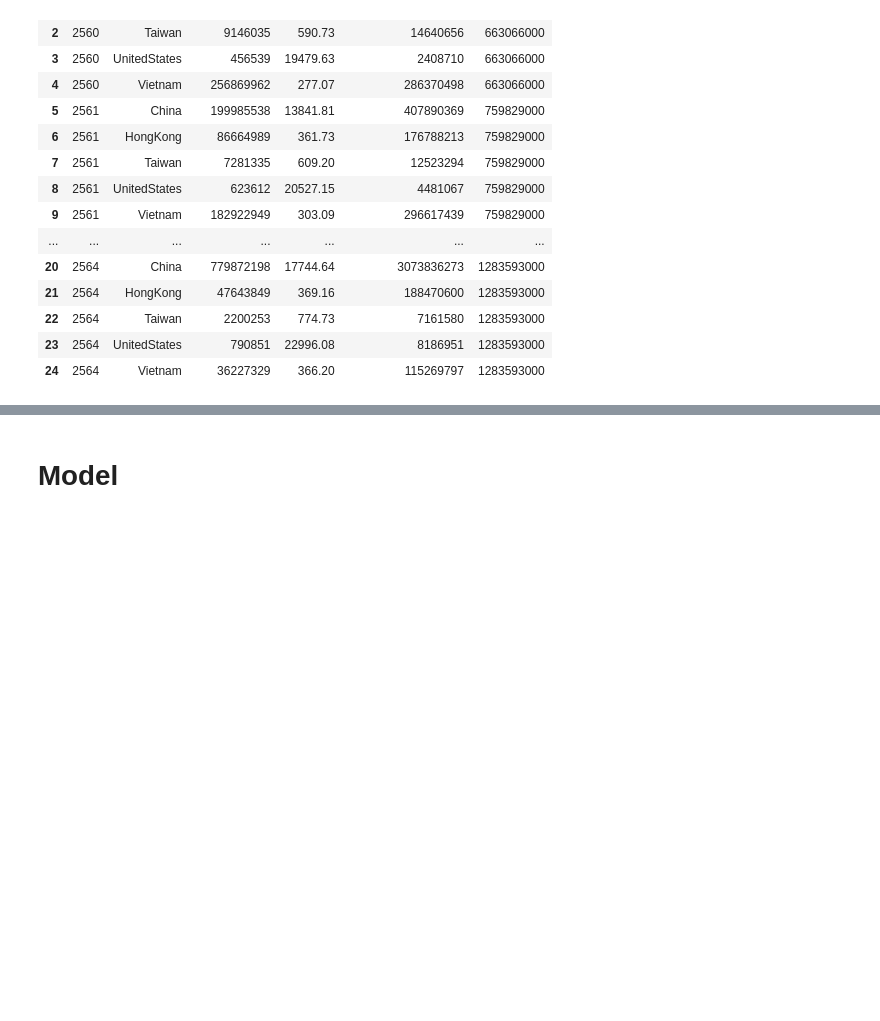
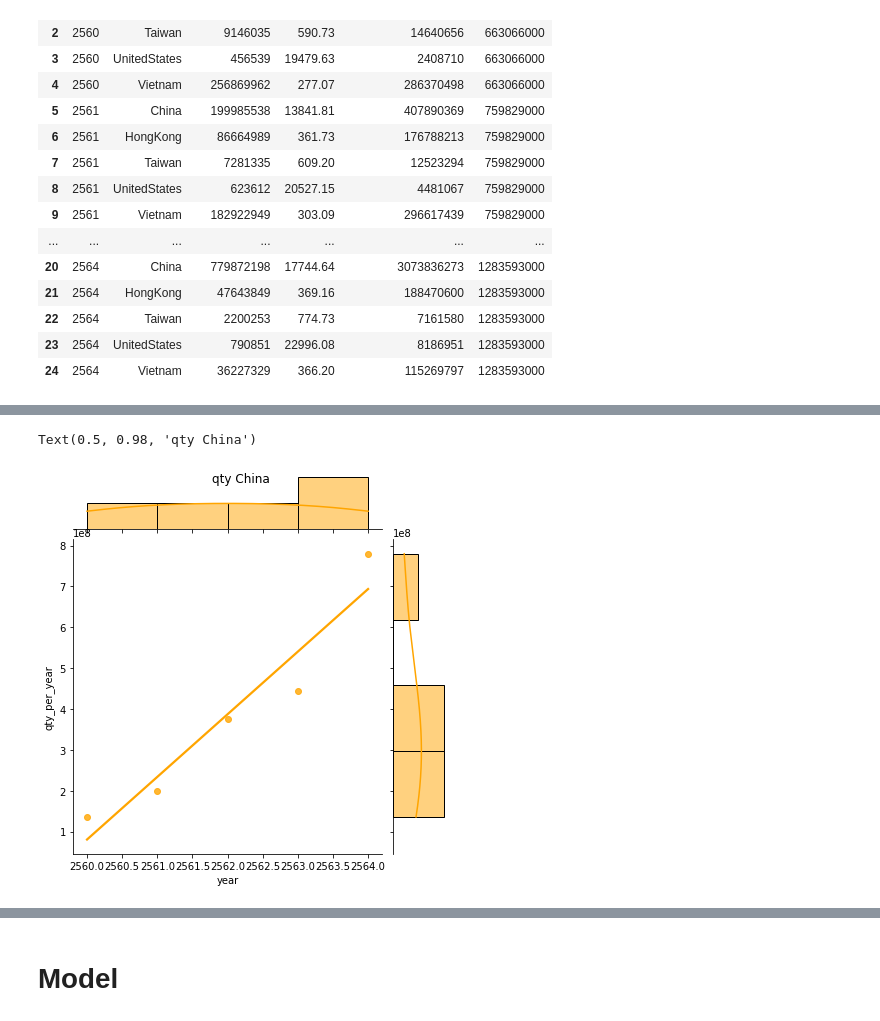
Before and after one commit to IsDaBaeS/DSI314-Project, a Jupyter notebook: multiple_linear_regression.ipynb, the cells around one changed output, grey strips where cells are left out. Saved outputs shown, nothing was run; the diff lists cells and outputs as text; code cells hidden in the pictures; blank space fills up the shorter version.

```diff
--- a/multiple_linear_regression.ipynb
+++ b/multiple_linear_regression.ipynb
@@ -340,0 +373,6 @@ data
+# %%
+sns.jointplot(x='year', y='qty_per_year', data=top_1, kind='reg', ci=None,
+              color='orange').fig.suptitle("qty China", fontsize=12)
+# %% [output]
+Text(0.5, 0.98, 'qty China')
+[figure, added]
```
Also changed, not shown: parts of 40 cells of this notebook.
